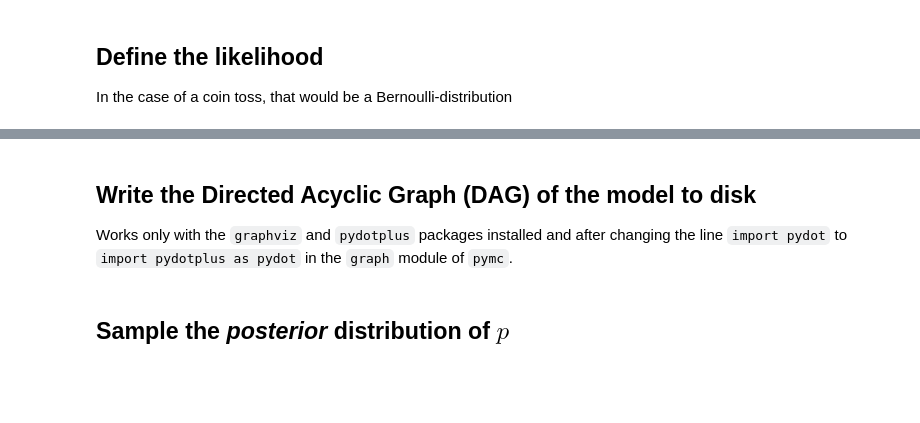
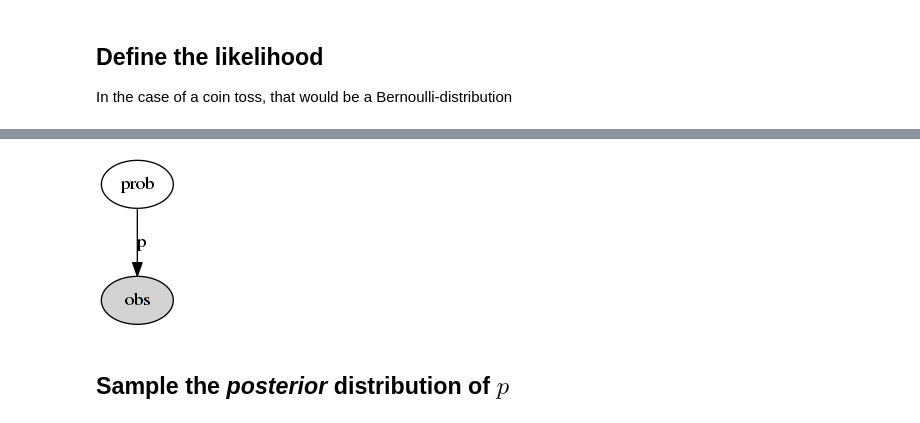
Before and after one commit to yedivanseven/Bayesian, a Jupyter notebook: CoinToss.ipynb, the cells around one changed output, grey strips where cells are left out. Cells and saved outputs as stored; diff of their text form; code cells hidden in the pictures; blank space fills up the shorter version.

```diff
--- a/CoinToss.ipynb
+++ b/CoinToss.ipynb
@@ -15 +16,4 @@ from scipy.stats.distributions import beta as beta_dist
+# %%
+%matplotlib notebook
+sbn.set_style('whitegrid')
 # %% [markdown]
@@ -37,6 +42,8 @@ obs = pymc.Bernoulli('obs', prior, value=data, observed=True)
 # %%
 model = pymc.Model([prior, obs])
 mcmc  = pymc.MCMC(model)
+
+dag = pymc.graph.dag(model)
+Image(dag.create_png())
+# %% [output]
+[figure, added]
-# %% [markdown]
-## Write the Directed Acyclic Graph (DAG) of the model to disk
-Works only with the `graphviz` and `pydotplus` packages installed and after changing the line `import pydot` to `import pydotplus as pydot` in the `graph` module of `pymc`.
```
Also changed, not shown: parts of 14 cells of this notebook.
